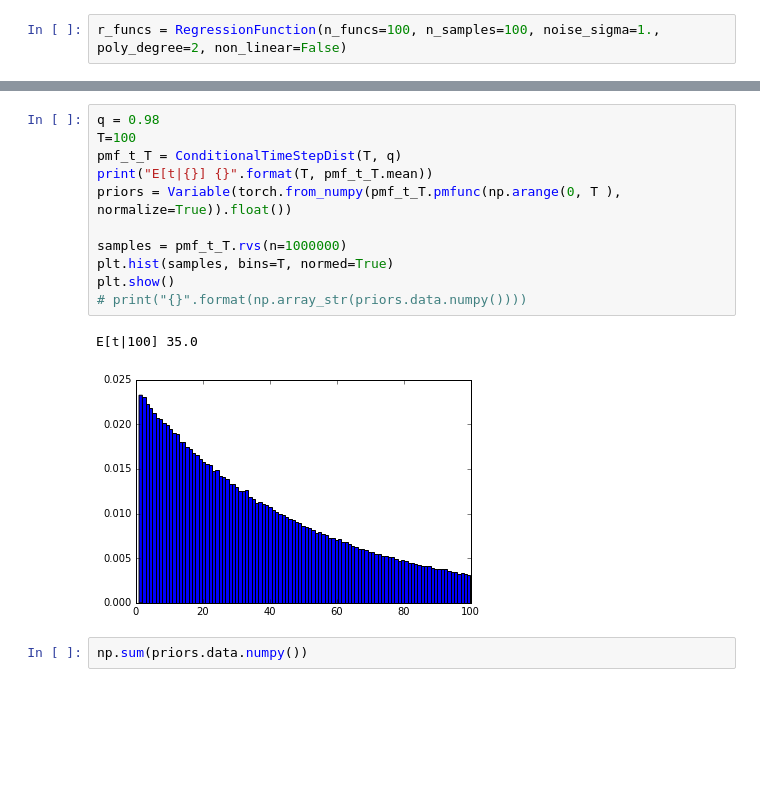
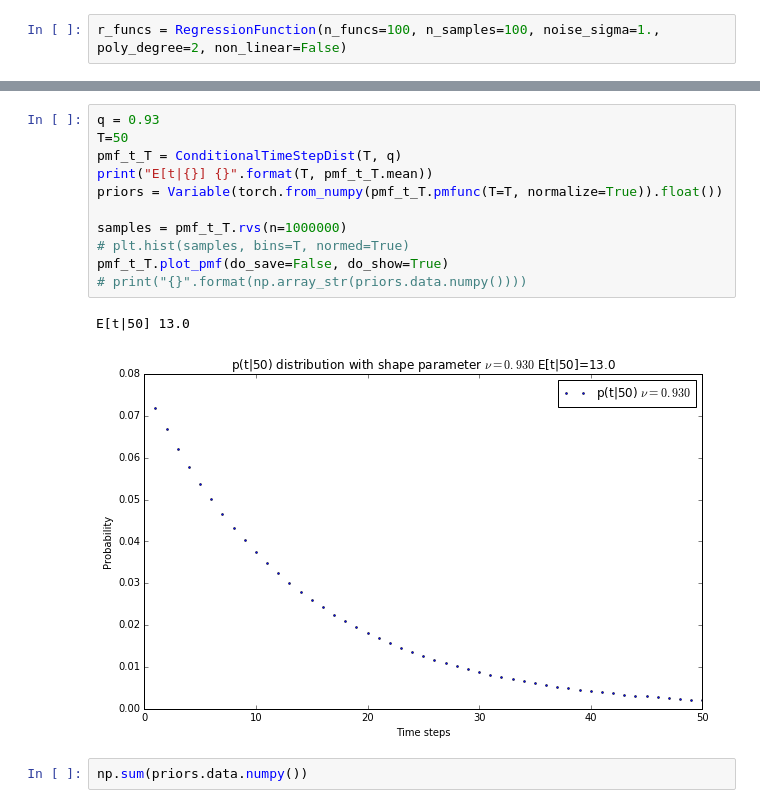
Before and after one commit to toologicbv/meta_learner, a Jupyter notebook: pytorch_expers.ipynb, the cells around one changed output, grey strips where cells are left out. Cells and saved outputs as stored; diff of their text form; blank space fills up the shorter version.

```diff
--- a/pytorch_expers.ipynb
+++ b/pytorch_expers.ipynb
@@ -196,17 +197,17 @@ Sum of probs 1.00
 # %%
-q = 0.98
-T=100
+q = 0.93
+T=50
 pmf_t_T = ConditionalTimeStepDist(T, q)
 print("E[t|{}] {}".format(T, pmf_t_T.mean))
-priors = Variable(torch.from_numpy(pmf_t_T.pmfunc(np.arange(0, T ), normalize=True)).float())
+priors = Variable(torch.from_numpy(pmf_t_T.pmfunc(T=T, normalize=True)).float())
 
 samples = pmf_t_T.rvs(n=1000000)
-plt.hist(samples, bins=T, normed=True)
-plt.show()
+# plt.hist(samples, bins=T, normed=True)
+pmf_t_T.plot_pmf(do_save=False, do_show=True)
 # print("{}".format(np.array_str(priors.data.numpy())))
 # %% [output]
-E[t|100] 35.0
+E[t|50] 13.0
-[figure, old version]
+[figure, new version]
 # %%
 np.sum(priors.data.numpy())
 # %% [output]
```
Also changed, not shown: parts of 6 cells of this notebook, 3 other files.
